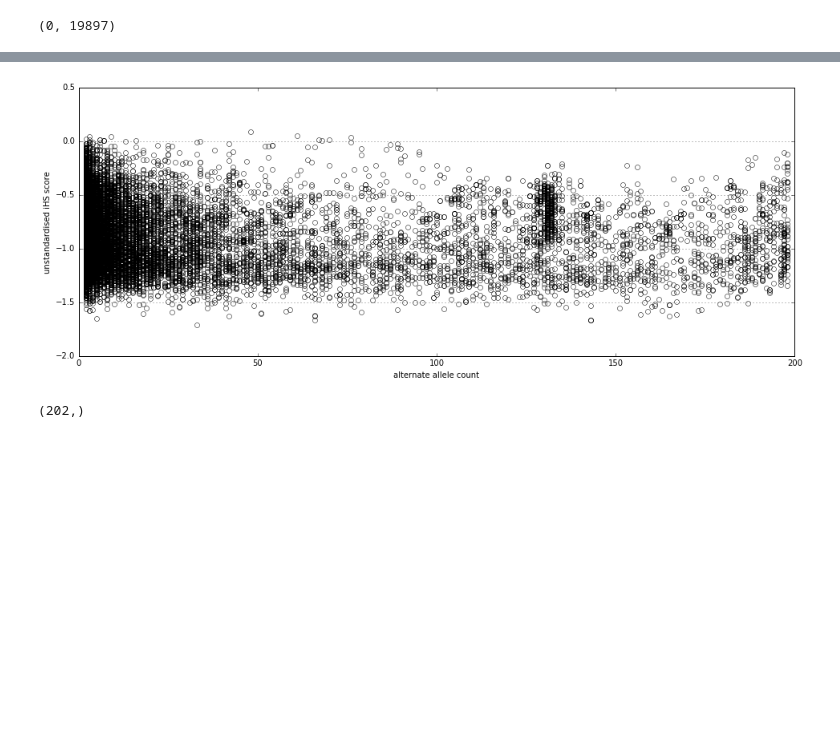
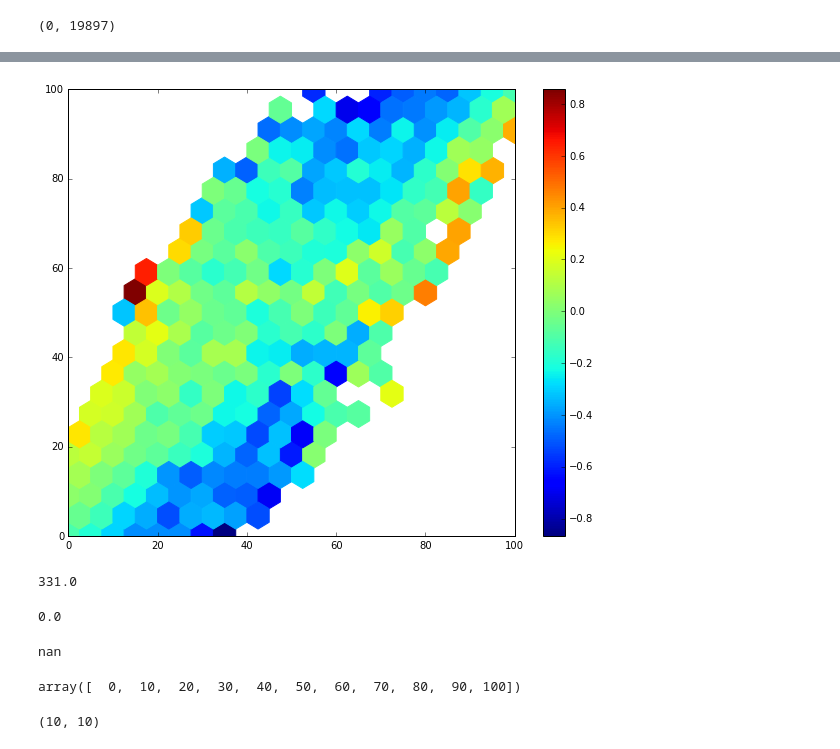
Before and after one commit to cggh/scikit-allel, a Jupyter notebook: notebooks/profiling/xpehh.ipynb, the cells around one changed output, grey strips where cells are left out. Cells and saved outputs as stored; diff of their text form; code cells hidden in the pictures; blank space fills up the shorter version.

```diff
--- a/notebooks/profiling/xpehh.ipynb
+++ b/notebooks/profiling/xpehh.ipynb
@@ -62,6 +62,8 @@ h1_seg = h1.compress(is_seg, axis=0)
 h2_seg = h2.compress(is_seg, axis=0)
 pos_seg = pos.compress(is_seg)
 ac_seg = ac.compress(is_seg, axis=0)
+ac1_seg = ac1.compress(is_seg, axis=0)
+ac2_seg = ac2.compress(is_seg, axis=0)
 np.count_nonzero(is_seg)
 # %% [output]
 19897
@@ -95,11 +103,12 @@ plt.ylabel('unstandardised XPEHH score');
-# %%
-plt.figure(figsize=(16, 6))
-plt.plot(ac_seg[:, 1], score, linestyle=' ', marker='o', mfc='none')
-plt.xlabel('alternate allele count')
-plt.ylabel('unstandardised iHS score')
-plt.grid(axis='y');
-# %% [output]
-[figure, removed]
+# %%
+x = ac1_seg[:, 1]
+y = ac2_seg[:, 1]
+C = score
+plt.figure(figsize=(10, 8))
+plt.hexbin(x, y, C, gridsize=20)
+plt.colorbar();
+# %% [output]
+[figure, added]
 # %%
 import scipy as sp
 import scipy.stats
@@ -110,7 +123,23 @@ std_ihs_by_aac, _, _ = sp.stats.binned_statistic(ac_seg[:, 1], score, statistic=
+# %%
+hst[-1, -1]
+# %% [output]
+331.0
+# %%
+hst[0, -1]
+# %% [output]
+0.0
+# %%
+mean_ihs_by_aac[2, -1]
+# %% [output]
+nan
 # %%
-bins.shape
+bins
 # %% [output]
-(202,)
+array([  0,  10,  20,  30,  40,  50,  60,  70,  80,  90, 100])
+# %%
+mean_ihs_by_aac.shape
+# %% [output]
+(10, 10)
 # %%
 mean_ihs_by_aac.shape, std_ihs_by_aac.shape
 # %% [output]
```
Also changed, not shown: parts of 30 cells of this notebook, 4 other files.
